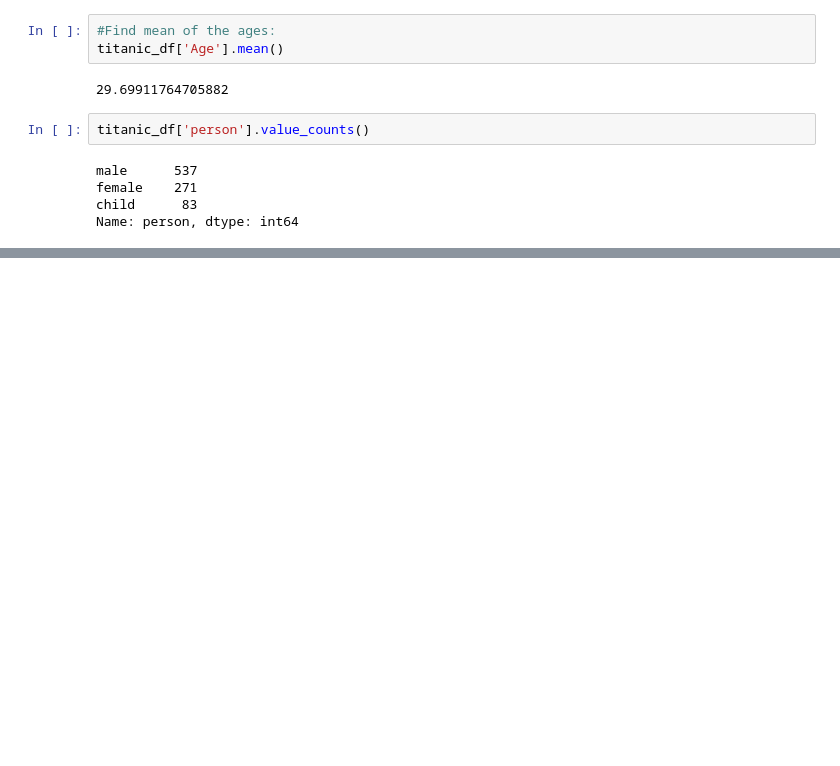
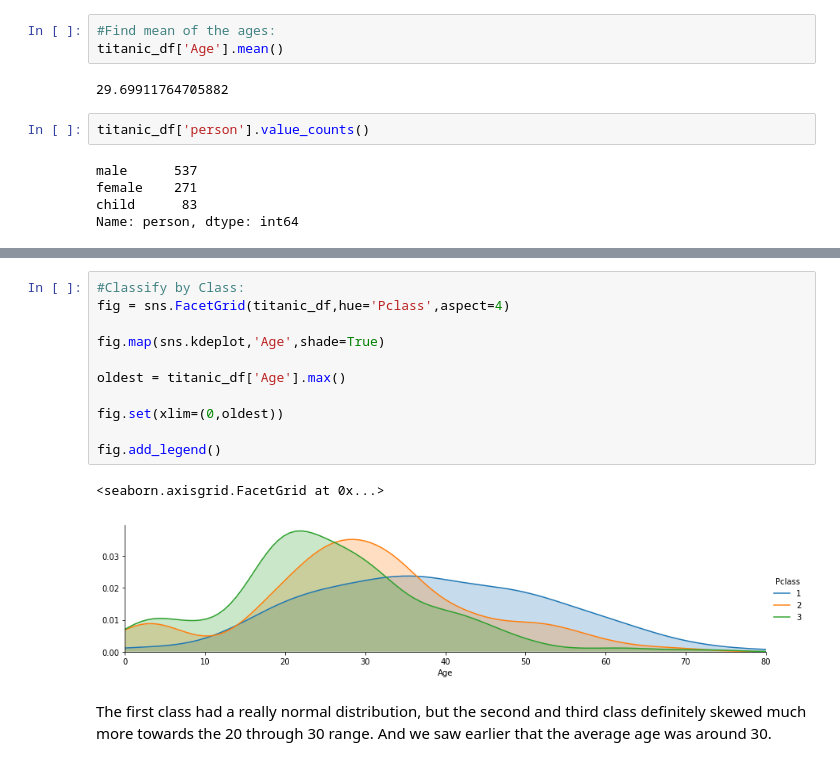
Before and after one commit to stellazhu31/Kaggle-Titanic-Machine-Learning-Personal-Project, a Jupyter notebook: Prediction of Titanic Survival Information.ipynb, the cells around one changed output, grey strips where cells are left out. Drawn from its saved outputs; the diff is of its cells as text; blank space fills up the shorter version.

```diff
--- a/Prediction of Titanic Survival Information.ipynb
+++ b/Prediction of Titanic Survival Information.ipynb
@@ -126,0 +154,16 @@ Name: person, dtype: int64
+# %%
+#Classify by Class:
+fig = sns.FacetGrid(titanic_df,hue='Pclass',aspect=4)
+
+fig.map(sns.kdeplot,'Age',shade=True)
+
+oldest = titanic_df['Age'].max()
+
+fig.set(xlim=(0,oldest))
+
+fig.add_legend()
+# %% [output]
+<seaborn.axisgrid.FacetGrid at 0x...>
+[figure, added]
+# %% [markdown]
+The first class had a really normal distribution, but the second and third class definitely skewed much more towards the 20 through 30 range. And we saw earlier that the average age was around 30.
```
Also changed, not shown: parts of 13 cells of this notebook.
